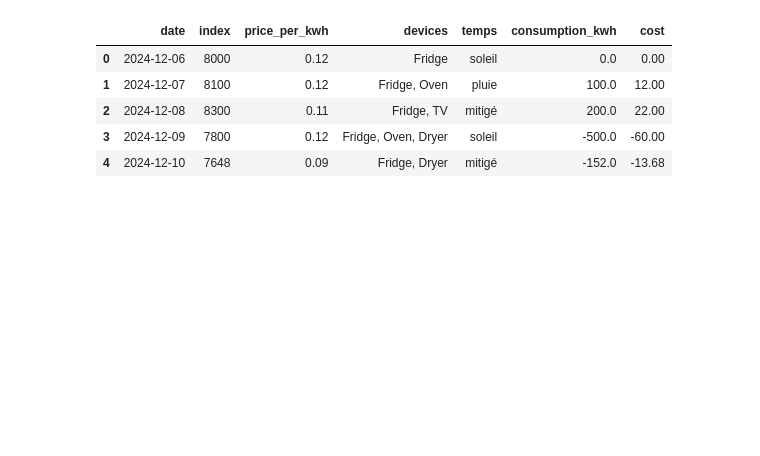
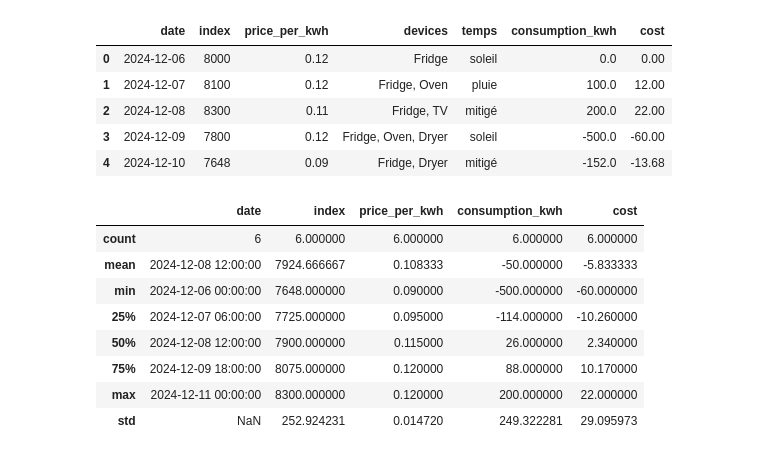
Before and after one commit to DelphineLecorney/AnalyseEnergie, a Jupyter notebook: notebooks/analyse.ipynb, the cells around one changed output. Saved outputs shown, nothing was run; the diff lists cells and outputs as text; code cells hidden in the pictures; blank space fills up the shorter version.

```diff
--- a/notebooks/analyse.ipynb
+++ b/notebooks/analyse.ipynb
@@ -21,3 +23,16 @@ df.head()
 | 2 | 2024-12-08 | 8300 | 0.11 | Fridge, TV | mitigé | 200.0 | 22.00 |
 | 3 | 2024-12-09 | 7800 | 0.12 | Fridge, Oven, Dryer | soleil | -500.0 | -60.00 |
 | 4 | 2024-12-10 | 7648 | 0.09 | Fridge, Dryer | mitigé | -152.0 | -13.68 |
+# %%
+# Statistiques descriptives
+df.describe()
+# %% [output]
+|  | date | index | price_per_kwh | consumption_kwh | cost |
+| count | 6 | 6.000000 | 6.000000 | 6.000000 | 6.000000 |
+| mean | 2024-12-08 12:00:00 | 7924.666667 | 0.108333 | -50.000000 | -5.833333 |
+| min | 2024-12-06 00:00:00 | 7648.000000 | 0.090000 | -500.000000 | -60.000000 |
+| 25% | 2024-12-07 06:00:00 | 7725.000000 | 0.095000 | -114.000000 | -10.260000 |
+| 50% | 2024-12-08 12:00:00 | 7900.000000 | 0.115000 | 26.000000 | 2.340000 |
+| 75% | 2024-12-09 18:00:00 | 8075.000000 | 0.120000 | 88.000000 | 10.170000 |
+| max | 2024-12-11 00:00:00 | 8300.000000 | 0.120000 | 200.000000 | 22.000000 |
+| std | NaN | 252.924231 | 0.014720 | 249.322281 | 29.095973 |
```
Also changed, not shown: parts of 4 cells of this notebook.
